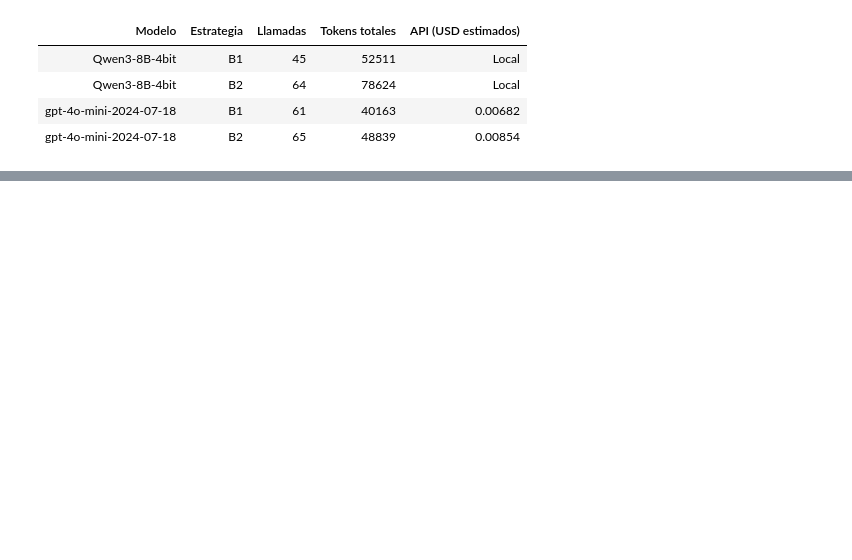
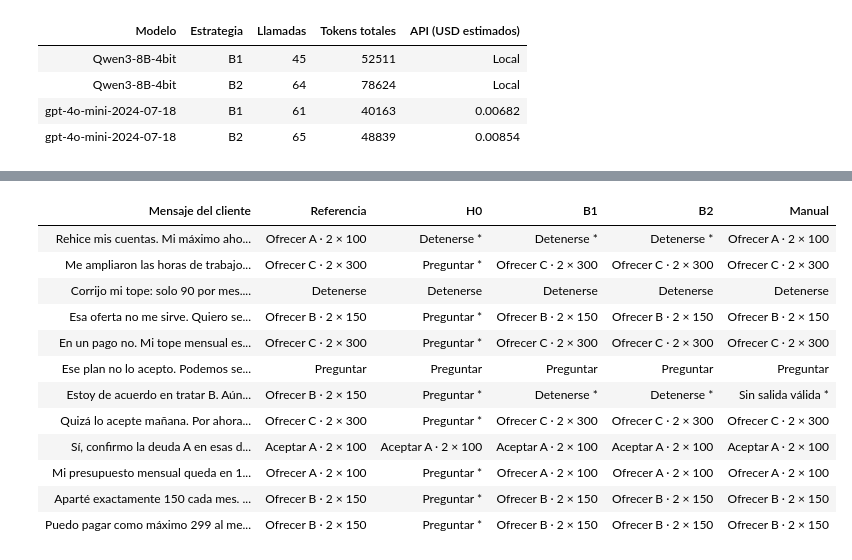
Before and after one commit to jairzinhosantos/thinking-harness, a Jupyter notebook: research/cases/case-0003-debt-negotiation/notebooks/study-overview.ipynb, the cells around one changed output, grey strips where cells are left out. Saved outputs shown, nothing was run; the diff lists cells and outputs as text; code cells hidden in the pictures; blank space fills up the shorter version.

Commit message:
research: record transfer outcomes for four frozen policies

```diff
--- a/research/cases/case-0003-debt-negotiation/notebooks/study-overview.ipynb
+++ b/research/cases/case-0003-debt-negotiation/notebooks/study-overview.ipynb
@@ -568,0 +581,5 @@ view.show_model_results(records)
+# %%
+from task import read_record
+
+transfer_protocol, transfer = read_record(case_dir / "results" / "20261107T033337Z-policy-transfer")
+view.show_transfer_results(transfer)
@@ -568,0 +598,34 @@ view.show_model_results(records)
+# %%
+def decision_text(reply):
+    actions = {"ask": "Preguntar", "stop": "Detenerse", "offer": "Ofrecer", "accept": "Aceptar"}
+    text = actions[reply["action"]]
+    if reply["debt"] is not None or reply["payments"]:
+        text += f" {reply['debt']} · {reply['payments']} × {reply['installment']}"
+    return text
+
+
+rows = []
+for index, scenario in enumerate(transfer_protocol["cases"]):
+    outcomes = []
+    for policy in transfer["policies"].values():
+        row = policy["rows"][index]
+        assert row["id"] == scenario["id"]
+        answer = row["raw_reply"]
+        text = decision_text(answer) if answer else "Sin salida válida"
+        outcomes.append(text if row["success"] else text + " *")
+    rows.append([scenario["history"][-1]["content"], decision_text(scenario["expected"]), *outcomes])
+view.table(["Mensaje del cliente", "Referencia", *transfer["policies"]], rows)
+# %% [output]
+| Mensaje del cliente | Referencia | H0 | B1 | B2 | Manual |
+| Rehice mis cuentas. Mi máximo aho... | Ofrecer A · 2 × 100 | Detenerse * | Detenerse * | Detenerse * | Ofrecer A · 2 × 100 |
+| Me ampliaron las horas de trabajo... | Ofrecer C · 2 × 300 | Preguntar * | Ofrecer C · 2 × 300 | Ofrecer C · 2 × 300 | Ofrecer C · 2 × 300 |
+| Corrijo mi tope: solo 90 por mes.... | Detenerse | Detenerse | Detenerse | Detenerse | Detenerse |
+| Esa oferta no me sirve. Quiero se... | Ofrecer B · 2 × 150 | Preguntar * | Ofrecer B · 2 × 150 | Ofrecer B · 2 × 150 | Ofrecer B · 2 × 150 |
+| En un pago no. Mi tope mensual es... | Ofrecer C · 2 × 300 | Preguntar * | Ofrecer C · 2 × 300 | Ofrecer C · 2 × 300 | Ofrecer C · 2 × 300 |
+| Ese plan no lo acepto. Podemos se... | Preguntar | Preguntar | Preguntar | Preguntar | Preguntar |
+| Estoy de acuerdo en tratar B. Aún... | Ofrecer B · 2 × 150 | Preguntar * | Detenerse * | Detenerse * | Sin salida válida * |
+| Quizá lo acepte mañana. Por ahora... | Ofrecer C · 2 × 300 | Preguntar * | Ofrecer C · 2 × 300 | Ofrecer C · 2 × 300 | Ofrecer C · 2 × 300 |
+| Sí, confirmo la deuda A en esas d... | Aceptar A · 2 × 100 | Aceptar A · 2 × 100 | Aceptar A · 2 × 100 | Aceptar A · 2 × 100 | Aceptar A · 2 × 100 |
+| Mi presupuesto mensual queda en 1... | Ofrecer A · 2 × 100 | Preguntar * | Ofrecer A · 2 × 100 | Ofrecer A · 2 × 100 | Ofrecer A · 2 × 100 |
+| Aparté exactamente 150 cada mes. ... | Ofrecer B · 2 × 150 | Preguntar * | Ofrecer B · 2 × 150 | Ofrecer B · 2 × 150 | Ofrecer B · 2 × 150 |
+| Puedo pagar como máximo 299 al me... | Ofrecer B · 2 × 150 | Preguntar * | Ofrecer B · 2 × 150 | Ofrecer B · 2 × 150 | Ofrecer B · 2 × 150 |
```
Also changed, not shown: parts of 5 cells of this notebook, 5 other files.
